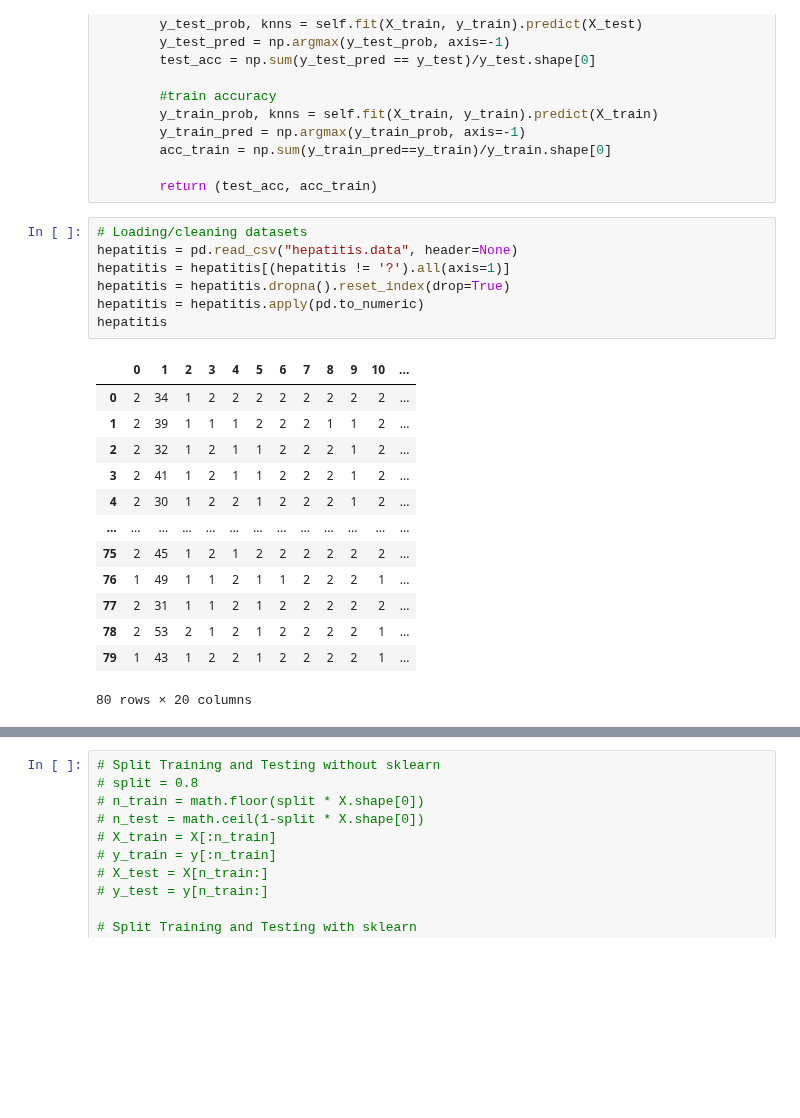
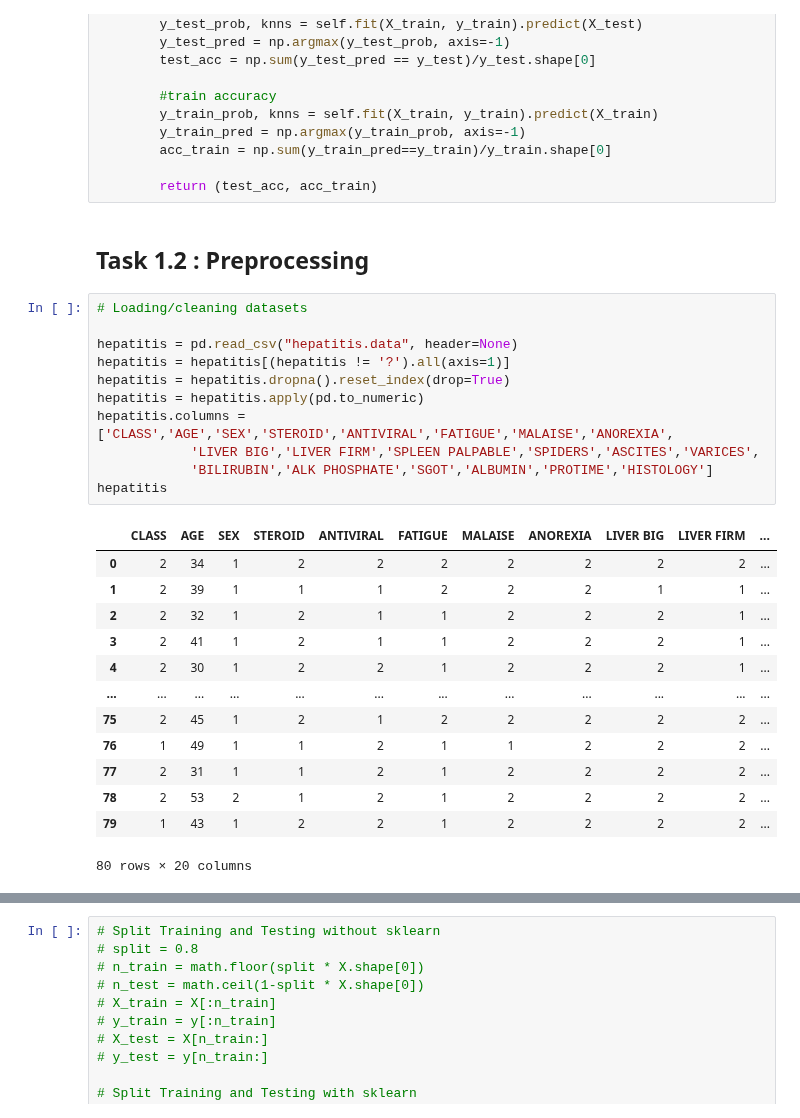
Before and after one commit to acollin19/comp551, a Jupyter notebook: assignment1_group_24.ipynb, the cells around one changed output, grey strips where cells are left out. Drawn from its saved outputs; the diff is of its cells as text; blank space fills up the shorter version.

```diff
--- a/assignment1_group_24.ipynb
+++ b/assignment1_group_24.ipynb
@@ -95,24 +98,30 @@ class KNN:
         acc_train = np.sum(y_train_pred==y_train)/y_train.shape[0]
 
         return (test_acc, acc_train)
+# %% [markdown]
+## Task 1.2 : Preprocessing
 # %%
 # Loading/cleaning datasets
+
 hepatitis = pd.read_csv("hepatitis.data", header=None)
 hepatitis = hepatitis[(hepatitis != '?').all(axis=1)]
 hepatitis = hepatitis.dropna().reset_index(drop=True)
 hepatitis = hepatitis.apply(pd.to_numeric)
+hepatitis.columns = ['CLASS','AGE','SEX','STEROID','ANTIVIRAL','FATIGUE','MALAISE','ANOREXIA',
+            'LIVER BIG','LIVER FIRM','SPLEEN PALPABLE','SPIDERS','ASCITES','VARICES',
+            'BILIRUBIN','ALK PHOSPHATE','SGOT','ALBUMIN','PROTIME','HISTOLOGY']
 hepatitis
 # %% [output]
-|  | 0 | 1 | 2 | 3 | 4 | 5 | 6 | 7 | 8 | 9 | 10 | ... |
-| 0 | 2 | 34 | 1 | 2 | 2 | 2 | 2 | 2 | 2 | 2 | 2 | ... |
-| 1 | 2 | 39 | 1 | 1 | 1 | 2 | 2 | 2 | 1 | 1 | 2 | ... |
-| 2 | 2 | 32 | 1 | 2 | 1 | 1 | 2 | 2 | 2 | 1 | 2 | ... |
-| 3 | 2 | 41 | 1 | 2 | 1 | 1 | 2 | 2 | 2 | 1 | 2 | ... |
-| 4 | 2 | 30 | 1 | 2 | 2 | 1 | 2 | 2 | 2 | 1 | 2 | ... |
-| ... | ... | ... | ... | ... | ... | ... | ... | ... | ... | ... | ... | ... |
-| 75 | 2 | 45 | 1 | 2 | 1 | 2 | 2 | 2 | 2 | 2 | 2 | ... |
-| 76 | 1 | 49 | 1 | 1 | 2 | 1 | 1 | 2 | 2 | 2 | 1 | ... |
-| 77 | 2 | 31 | 1 | 1 | 2 | 1 | 2 | 2 | 2 | 2 | 2 | ... |
-| 78 | 2 | 53 | 2 | 1 | 2 | 1 | 2 | 2 | 2 | 2 | 1 | ... |
-| 79 | 1 | 43 | 1 | 2 | 2 | 1 | 2 | 2 | 2 | 2 | 1 | ... |
+|  | CLASS | AGE | SEX | STEROID | ANTIVIRAL | FATIGUE | MALAISE | ANOREXIA | LIVER BIG | LIVER FIRM | ... |
+| 0 | 2 | 34 | 1 | 2 | 2 | 2 | 2 | 2 | 2 | 2 | ... |
+| 1 | 2 | 39 | 1 | 1 | 1 | 2 | 2 | 2 | 1 | 1 | ... |
+| 2 | 2 | 32 | 1 | 2 | 1 | 1 | 2 | 2 | 2 | 1 | ... |
+| 3 | 2 | 41 | 1 | 2 | 1 | 1 | 2 | 2 | 2 | 1 | ... |
+| 4 | 2 | 30 | 1 | 2 | 2 | 1 | 2 | 2 | 2 | 1 | ... |
+| ... | ... | ... | ... | ... | ... | ... | ... | ... | ... | ... | ... |
+| 75 | 2 | 45 | 1 | 2 | 1 | 2 | 2 | 2 | 2 | 2 | ... |
+| 76 | 1 | 49 | 1 | 1 | 2 | 1 | 1 | 2 | 2 | 2 | ... |
+| 77 | 2 | 31 | 1 | 1 | 2 | 1 | 2 | 2 | 2 | 2 | ... |
+| 78 | 2 | 53 | 2 | 1 | 2 | 1 | 2 | 2 | 2 | 2 | ... |
+| 79 | 1 | 43 | 1 | 2 | 2 | 1 | 2 | 2 | 2 | 2 | ... |
 80 rows × 20 columns
```
Also changed, not shown: parts of 12 cells of this notebook.
